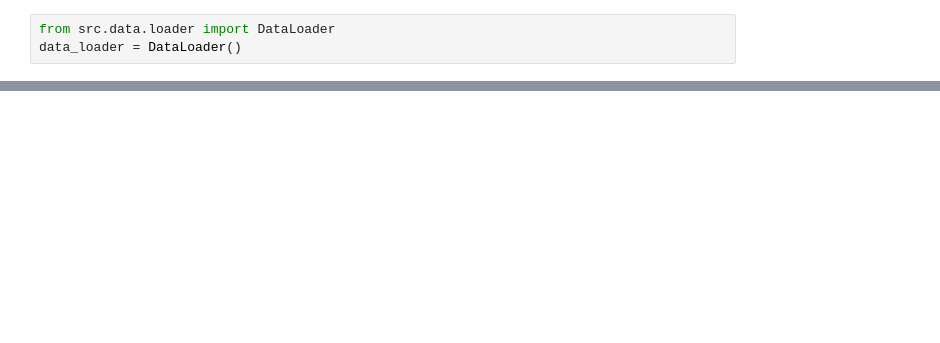
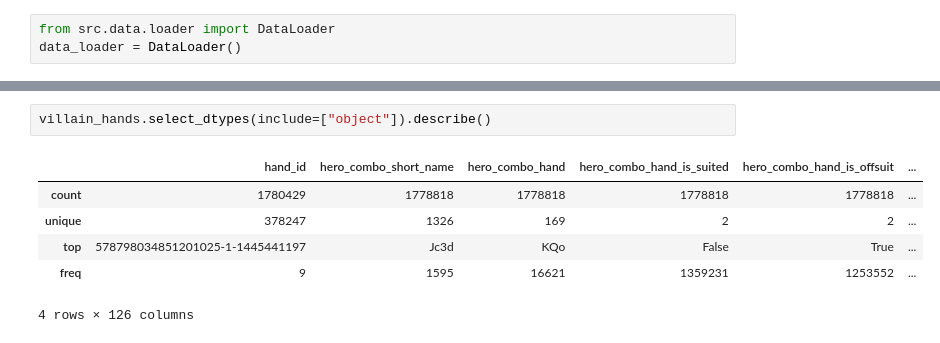
Before and after one commit to Manggy94/PokerDataAnalytics, a Jupyter notebook: notebooks/explore_player_hand_stats.ipynb, the cells around one changed output, grey strips where cells are left out. Cells and saved outputs as stored; diff of their text form; blank space fills up the shorter version.

```diff
--- a/notebooks/explore_player_hand_stats.ipynb
+++ b/notebooks/explore_player_hand_stats.ipynb
@@ -44,0 +65,9 @@ player_hand_stats.select_dtypes(include=["object"]).describe()
+# %%
+villain_hands.select_dtypes(include=["object"]).describe()
+# %% [output]
+|  | hand_id | hero_combo_short_name | hero_combo_hand | hero_combo_hand_is_suited | hero_combo_hand_is_offsuit | ... |
+| count | 1780429 | 1778818 | 1778818 | 1778818 | 1778818 | ... |
+| unique | 378247 | 1326 | 169 | 2 | 2 | ... |
+| top | 578798034851201025-1-1445441197 | Jc3d | KQo | False | True | ... |
+| freq | 9 | 1595 | 16621 | 1359231 | 1253552 | ... |
+4 rows × 126 columns
```
Also changed, not shown: parts of 8 cells of this notebook, 10 other files.
